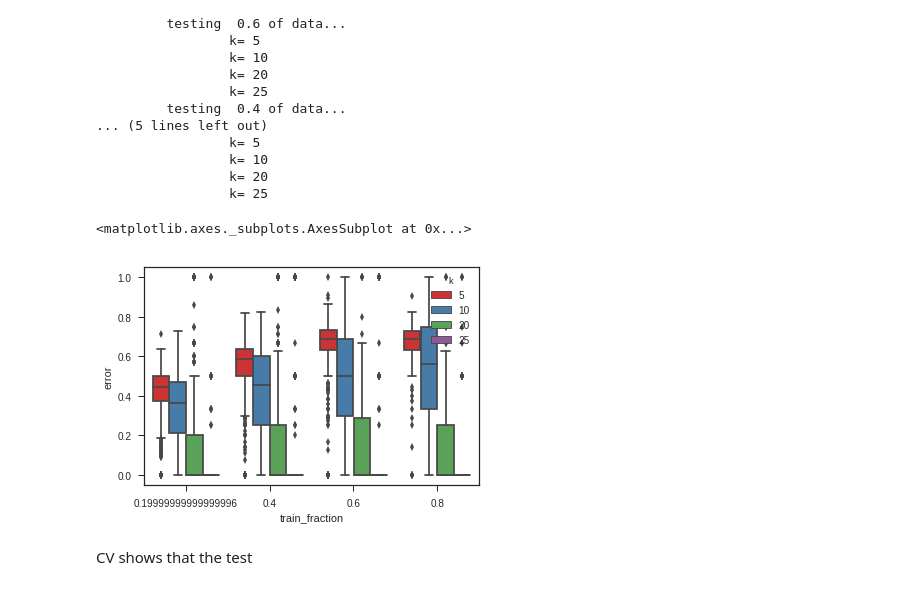
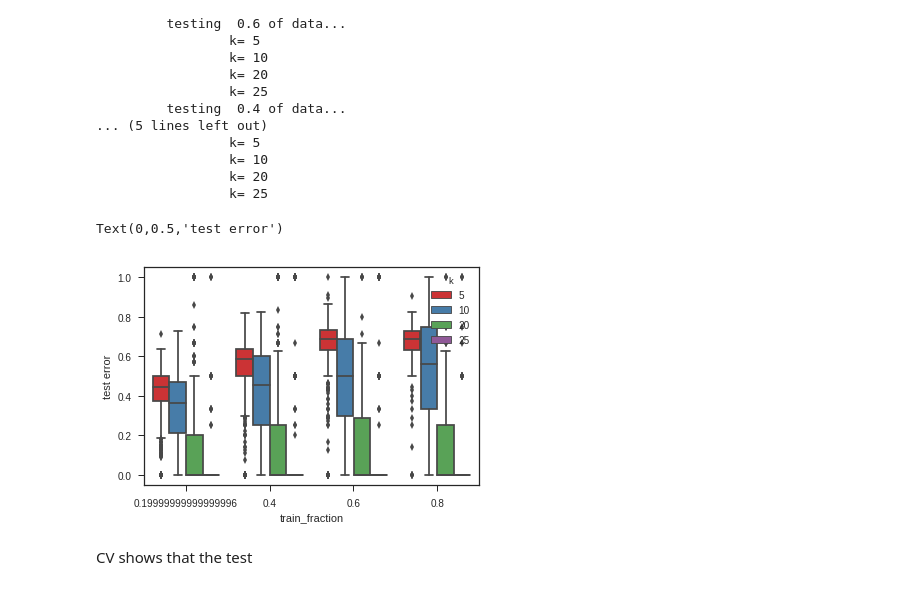
Before and after one commit to juggernautTress/Edelweiss, a Jupyter notebook: Analysis.ipynb, the cells around one changed output. Drawn from its saved outputs; the diff is of its cells as text; code cells hidden in the pictures.

```diff
--- a/Analysis.ipynb
+++ b/Analysis.ipynb
@@ -431,16 +431,17 @@ Cross Validate
 # %%
 '''
 mse =[]
 for test_fraction in proportions:
   _mse = CV[CV["test_fraction"] == test_fraction]["error"] **2
   mse.append(_mse.mean())
 plt.plot(proportions,mse,'ro')
 '''
 sns.boxplot(x="train_fraction",y="error",hue="k",\
                       data=CV,palette="Set1")
+plt.ylabel('test error')
 # %% [output]
-<matplotlib.axes._subplots.AxesSubplot at 0x...>
+Text(0,0.5,'test error')
-[figure, old version]
+[figure, new version]
 # %% [markdown]
 CV shows that the test
 # %%
```
